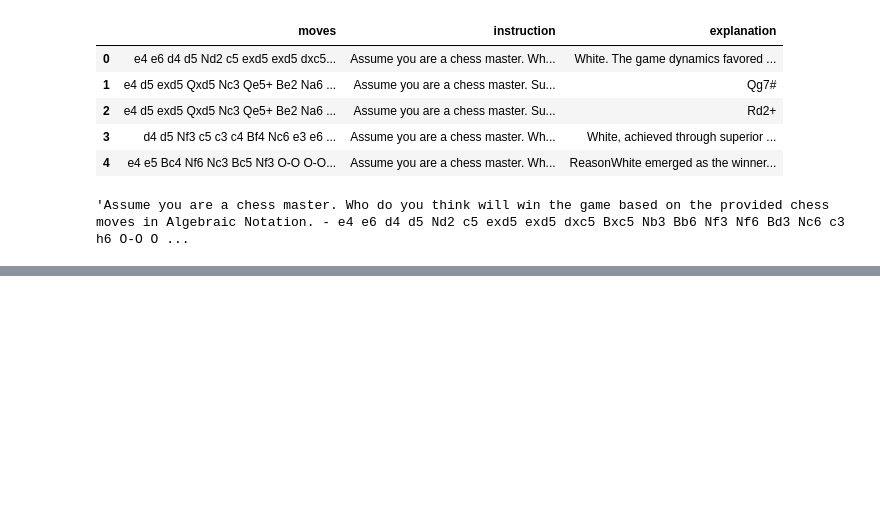
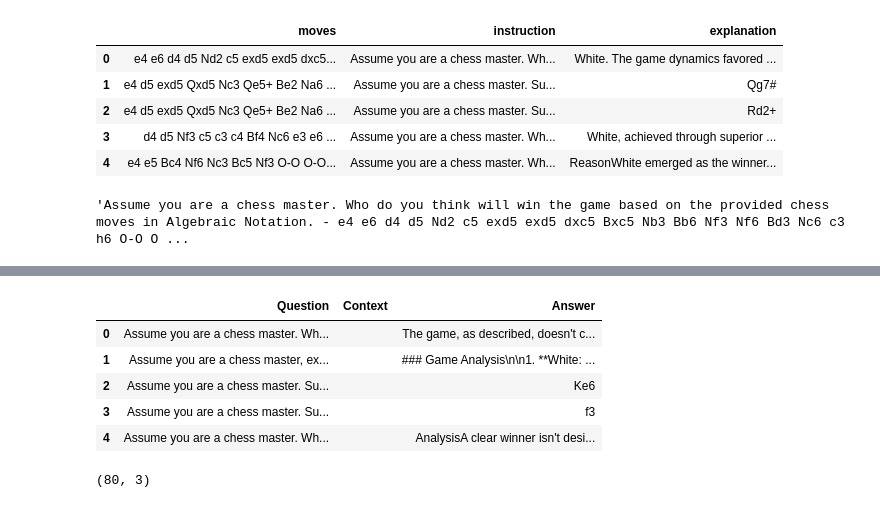
Before and after one commit to TheOpenSI/CoSMIC, a Jupyter notebook: 2nd_fine_tune/data/data_processing.ipynb, the cells around one changed output, grey strips where cells are left out. Saved outputs shown, nothing was run; the diff lists cells and outputs as text; code cells hidden in the pictures; blank space fills up the shorter version.

```diff
--- a/2nd_fine_tune/data_processing.ipynb
+++ b/2nd_fine_tune/data/data_processing.ipynb
@@ -329,0 +381,15 @@ finetune_3_tasks = pd.DataFrame({"Question" : questions, ""})
+# %%
+irr_context = no_context.sample(frac = 0.2).reset_index(drop = True)
+# %%
+irr_context.head()
+# %% [output]
+|  | Question | Context | Answer |
+| 0 | Assume you are a chess master. Wh... |  | The game, as described, doesn't c... |
+| 1 | Assume you are a chess master, ex... |  | ### Game Analysis\n\n1. **White: ... |
+| 2 | Assume you are a chess master. Su... |  | Ke6 |
+| 3 | Assume you are a chess master. Su... |  | f3 |
+| 4 | Assume you are a chess master. Wh... |  | AnalysisA clear winner isn't desi... |
+# %%
+irr_context.shape
+# %% [output]
+(80, 3)
```
Also changed, not shown: parts of 22 cells of this notebook, 17 other files.
